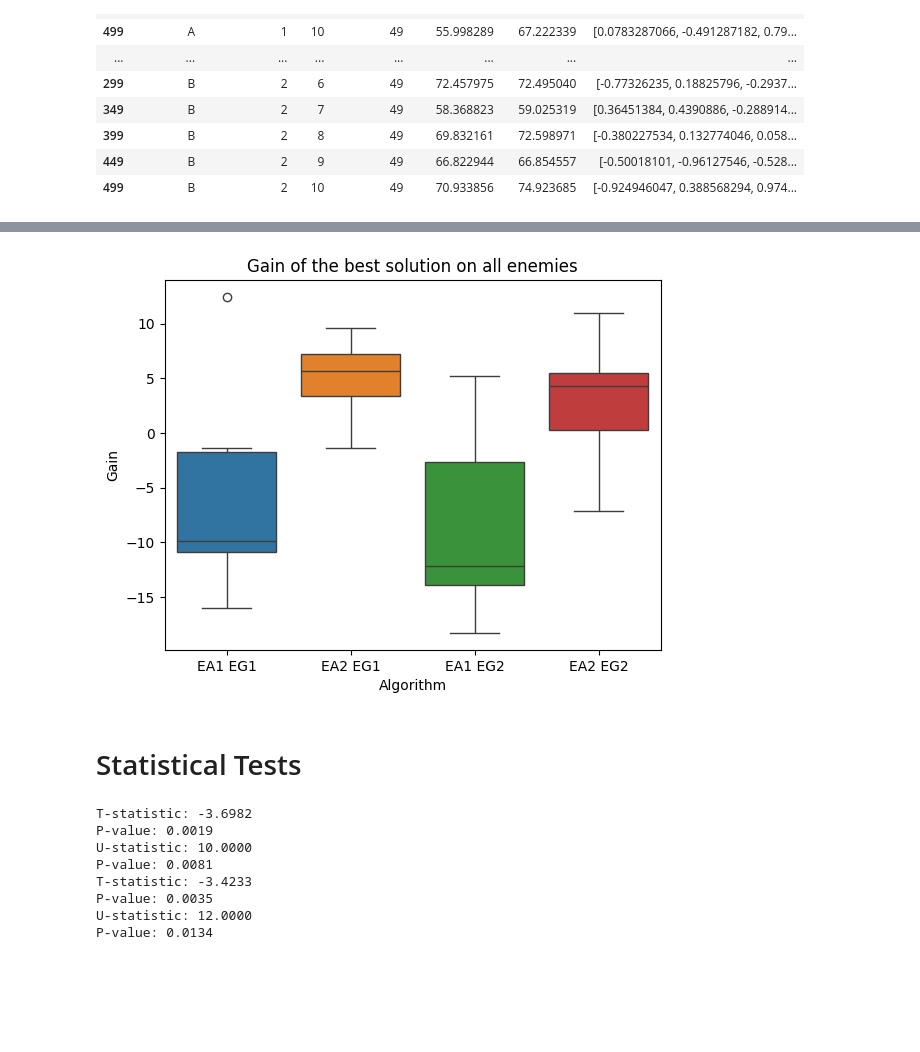
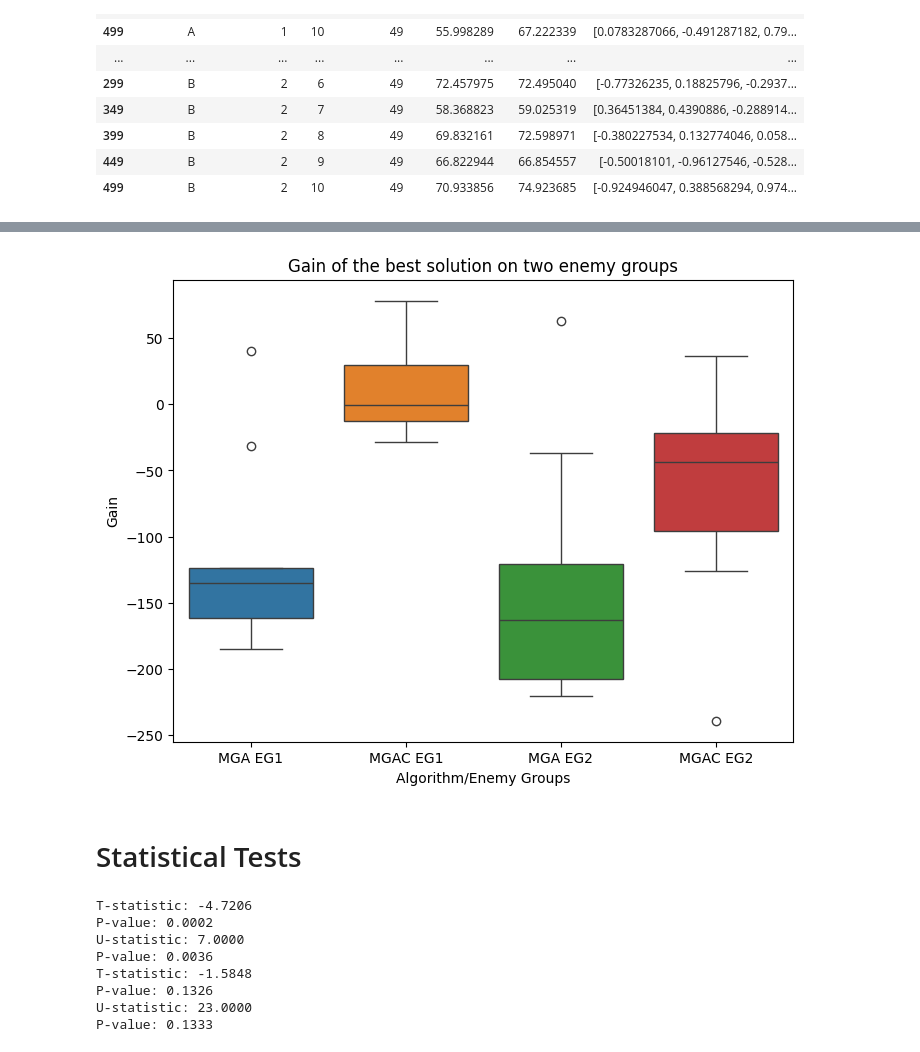
Before and after one commit to koenweverink/EvoMan36, a Jupyter notebook: Task2/plotting.ipynb, the cells around one changed output, grey strips where cells are left out. Drawn from its saved outputs; the diff is of its cells as text; code cells hidden in the pictures; blank space fills up the shorter version.

```diff
--- a/Task2/plotting.ipynb
+++ b/Task2/plotting.ipynb
@@ -58,13 +58,17 @@ for enemy_group in enemy_groups:
     algorithms = data_enemy['Algorithm'].unique()
 
     for algorithm in algorithms:
+        if algorithm == 'A':
+            text = 'MGA'
+        else:
+            text = 'MGAC'
         data_alg = data_enemy[data_enemy['Algorithm'] == algorithm]
 
         # Max Fitness
         plt.plot(
             data_alg['Generation'],
             data_alg['max_fitness_mean'],
-            label=f'max_fitness_{algorithm}',
+            label=f'max_fitness_{text}',
             marker='o',
             markersize=4,
             alpha = 0.8
@@ -81,7 +85,7 @@ for enemy_group in enemy_groups:
         plt.plot(
             data_alg['Generation'],
             data_alg['mean_fitness_mean'],
-            label=f'mean_fitness_{algorithm}',
+            label=f'mean_fitness_{text}',
             marker='o',
             linestyle='--',
             markersize=4,
@@ -111,16 +115,15 @@ def parse_solution_string(solution_string):
     cleaned_string = solution_string.replace('[', '').replace(']', '').replace(',', ' ')
     return list(map(float, cleaned_string.split()))
 # %%
-def calculate_gain(solution, enemy_group, experiment_name, n_hidden_neurons, num_tests=5):
+def calculate_gain(solution, enemy, experiment_name, n_hidden_neurons, num_tests=5):
     # Create the directory if it does not exist
     os.makedirs(experiment_name, exist_ok=True)
     solution = np.array(solution)
 
     env = Environment(
         experiment_name=experiment_name,
-        enemies=enemy_group,
+        enemies=[enemy],
         playermode="ai",
-        multiplemode="yes",
         player_controller=player_controller(n_hidden_neurons),
         enemymode="static",
         level=2,
@@ -165,20 +168,21 @@ results_best
 # %%
 results = []
 enemy_group_all = [1, 2, 3, 4, 5, 6, 7, 8]
-
 for (algorithm, enemy_group_index), group in results_best.groupby(['Algorithm', 'Enemy Group']):
     i = 0
     for solution in group['Best Solution']:
+        total_gain = 0
         experiment_name_gain = f'gains_{algorithm}_enemy_{enemy_group_index}'
         print(algorithm, enemy_group_index)
         print(solution)
-        average_gain = calculate_gain(solution, enemy_group_all, experiment_name_gain, n_hidden_neurons=10, num_tests=1)
-
+        for enemy in enemy_group_all:
+            gain = calculate_gain(solution, enemy, experiment_name_gain, n_hidden_neurons=10, num_tests=5)
+            total_gain = total_gain + gain
 
         results.append({
             'Algorithm': algorithm,
             'Enemy Group': enemy_group_index,
-            'Gain': average_gain
+            'Gain': total_gain
         })
 
 
@@ -222,19 +208,19 @@ plt.show()
 # %%
 # make 2 boxplots of the gains
 results = results_df['Gain'].tolist()
 gains_EA1_EG1 = results[:9]
 gains_EA2_EG1 = results[10:19]
 gains_EA1_EG2 = results[20:29]
 gains_EA2_EG2 = results[30:39]
-plt.figure()
+plt.figure(figsize=(8,6))
 sns.boxplot(data=[gains_EA1_EG1, gains_EA2_EG1, gains_EA1_EG2, gains_EA2_EG2])	# add other solutions here
-plt.xlabel('Algorithm')
+plt.xlabel('Algorithm/Enemy Groups')
 plt.ylabel('Gain')
-plt.title('Gain of the best solution on all enemies')
-plt.xticks([0, 1, 2, 3], ['EA1 EG1', 'EA2 EG1','EA1 EG2', 'EA2 EG2'])
+plt.title('Gain of the best solution on two enemy groups')
+plt.xticks([0, 1, 2, 3], ['MGA EG1', 'MGAC EG1','MGA EG2', 'MGAC EG2'])
 plt.show()
 # %% [output]
-[figure, old version]
+[figure, new version]
 # %% [markdown]
 # Statistical Tests
 # %%
@@ -258,11 +244,11 @@ u_statistic, p_value = mannwhitneyu(gains_EA1_EG2, gains_EA2_EG2)
 print(f'U-statistic: {u_statistic:.4f}')
 print(f'P-value: {p_value:.4f}')
 # %% [output]
-T-statistic: -3.6982
-P-value: 0.0019
-U-statistic: 10.0000
-P-value: 0.0081
-T-statistic: -3.4233
-P-value: 0.0035
-U-statistic: 12.0000
-P-value: 0.0134
+T-statistic: -4.7206
+P-value: 0.0002
+U-statistic: 7.0000
+P-value: 0.0036
+T-statistic: -1.5848
+P-value: 0.1326
+U-statistic: 23.0000
+P-value: 0.1333
```
Also changed, not shown: parts of 10 cells of this notebook.
